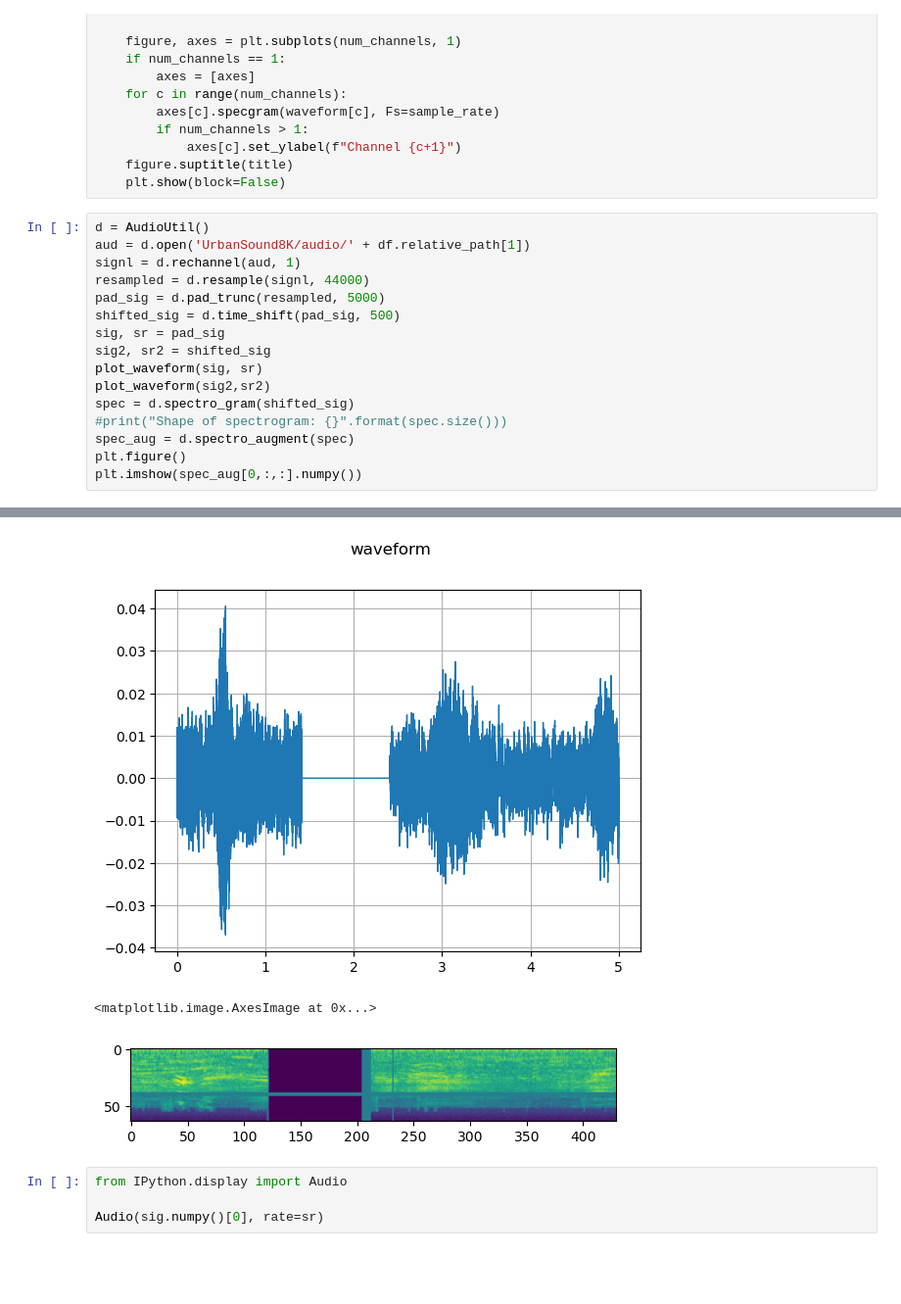
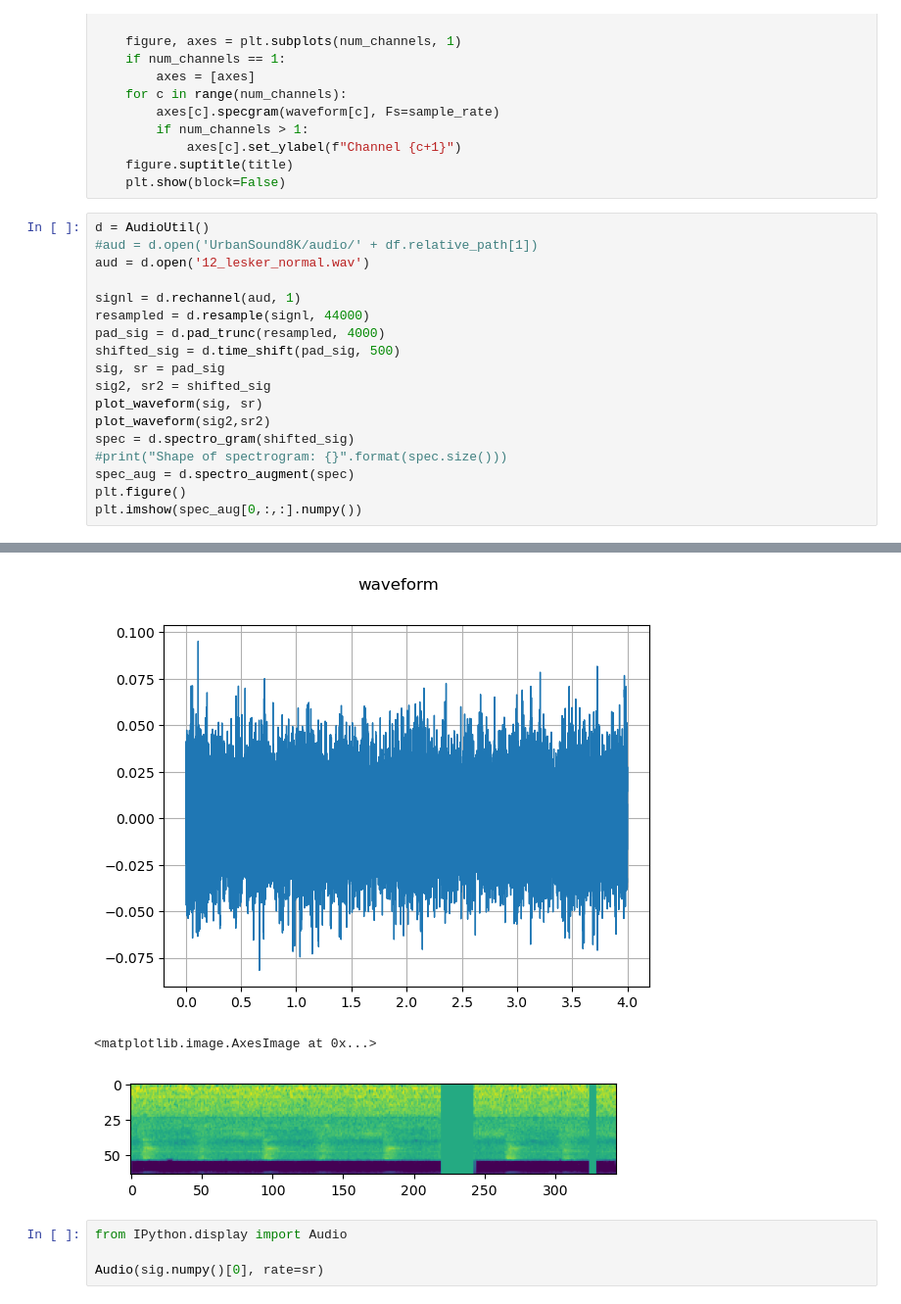
Before and after one commit to farthornas/labear, a Jupyter notebook: soundrec.ipynb, the cells around one changed output, grey strips where cells are left out. Shown: that part at 98% size. Cells and saved outputs as stored; diff of their text form; blank space fills up the shorter version.

```diff
--- a/soundrec.ipynb
+++ b/soundrec.ipynb
@@ -407,10 +519,12 @@ def plot_specgram(waveform, sample_rate, title="Spectrogram"):
     plt.show(block=False)
 # %%
 d = AudioUtil()
-aud = d.open('UrbanSound8K/audio/' + df.relative_path[1])
+#aud = d.open('UrbanSound8K/audio/' + df.relative_path[1])
+aud = d.open('12_lesker_normal.wav')
+
 signl = d.rechannel(aud, 1)
 resampled = d.resample(signl, 44000)
-pad_sig = d.pad_trunc(resampled, 5000)
+pad_sig = d.pad_trunc(resampled, 4000)
 shifted_sig = d.time_shift(pad_sig, 500)
 sig, sr = pad_sig
 sig2, sr2 = shifted_sig
@@ -426,6 +540,6 @@ plt.imshow(spec_aug[0,:,:].numpy())
-[figure, old version]
+[figure, new version]
 <matplotlib.image.AxesImage at 0x...>
-[figure, old version]
+[figure, new version]
 # %%
 from IPython.display import Audio
 
```
Also changed, not shown: parts of 11 cells of this notebook.
